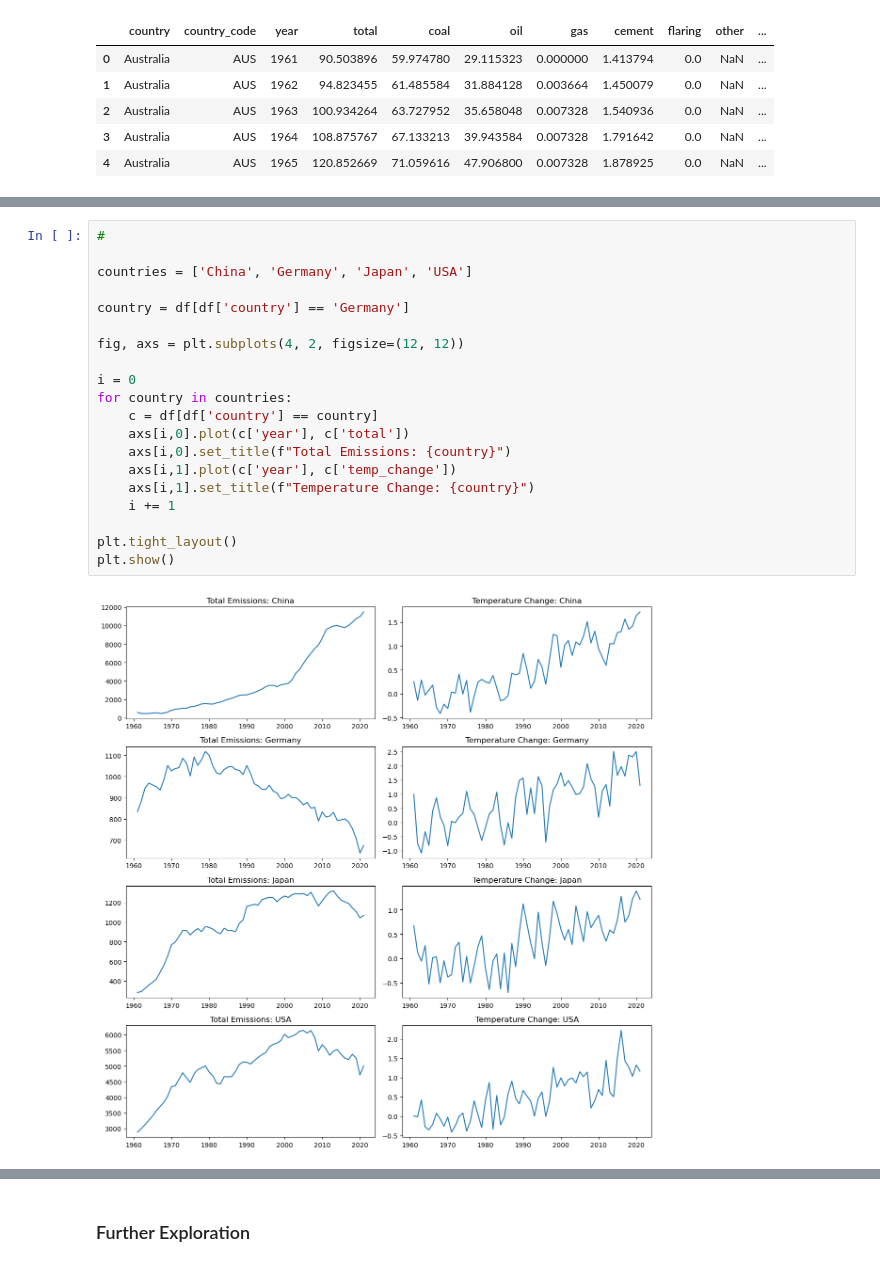
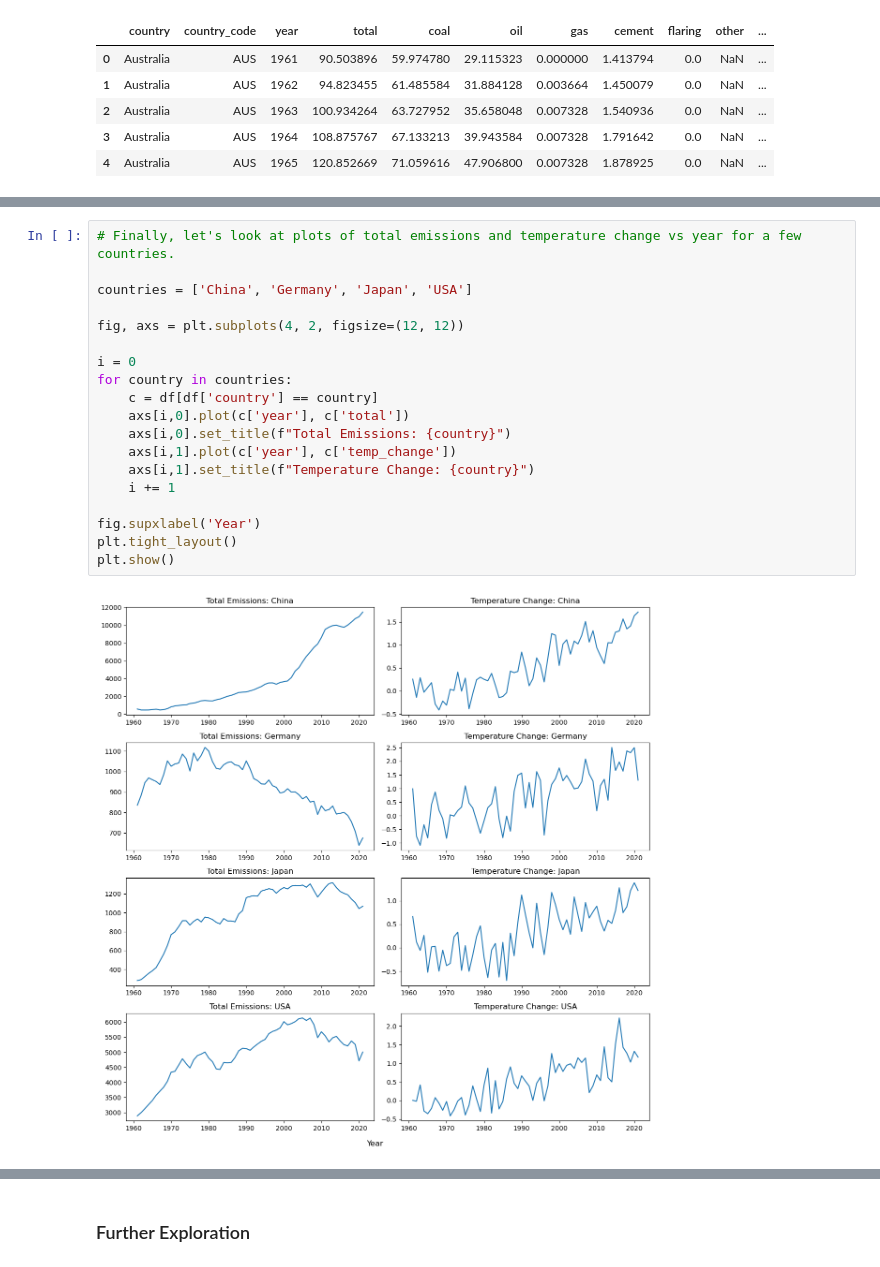
Before and after one commit to themountaintop/exploring_world_emissions, a Jupyter notebook: ML_Research/Emissions_ML.ipynb, the cells around one changed output, grey strips where cells are left out. Cells and saved outputs as stored; diff of their text form.

```diff
--- a/ML_Research/Emissions_ML.ipynb
+++ b/ML_Research/Emissions_ML.ipynb
@@ -124,26 +131,25 @@ coal           0.407298
 per_capita     0.353199
 Name: temp_change, dtype: float64
 # %%
-#
+# Finally, let's look at plots of total emissions and temperature change vs year for a few countries.
 
 countries = ['China', 'Germany', 'Japan', 'USA']
-
-country = df[df['country'] == 'Germany']
 
 fig, axs = plt.subplots(4, 2, figsize=(12, 12))
 
 i = 0
 for country in countries:
     c = df[df['country'] == country]
     axs[i,0].plot(c['year'], c['total'])
     axs[i,0].set_title(f"Total Emissions: {country}")
     axs[i,1].plot(c['year'], c['temp_change'])
     axs[i,1].set_title(f"Temperature Change: {country}")
     i += 1
 
+fig.supxlabel('Year')
 plt.tight_layout()
 plt.show()
 # %% [output]
-[figure, old version]
+[figure, new version]
 # %% [markdown]
 ### Initial Exploration Notes
```
Also changed, not shown: parts of 46 cells of this notebook.
